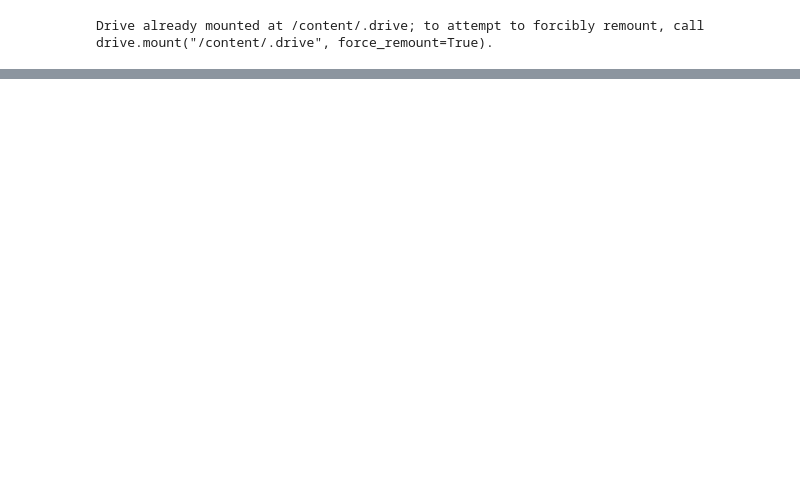
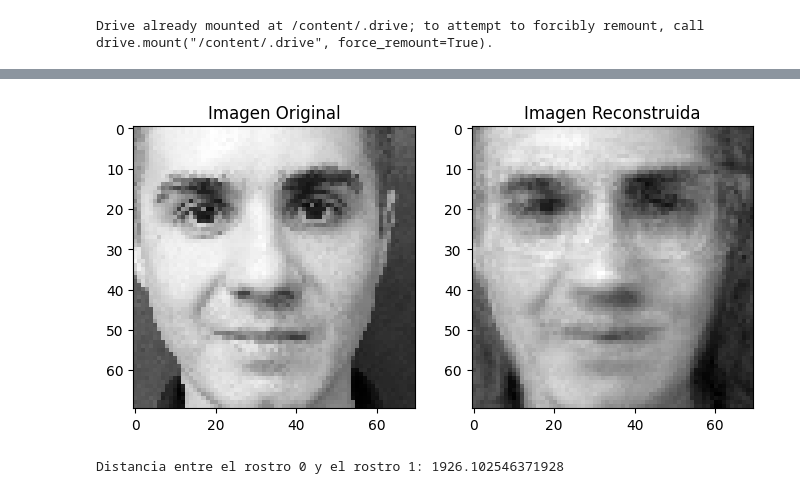
Before and after one commit to gcalanch/DMA-Caras, a Jupyter notebook: EigenfacesMZ.ipynb, the cells around one changed output, grey strips where cells are left out. Saved outputs shown, nothing was run; the diff lists cells and outputs as text; code cells hidden in the pictures; blank space fills up the shorter version.

```diff
--- a/EigenfacesMZ.ipynb
+++ b/EigenfacesMZ.ipynb
@@ -151,0 +222,26 @@ X = np.reshape(imagenes_escaladas, (m, d))
+# %%
+from sklearn.decomposition import PCA
+
+pca = PCA(n_components=5)
+pca.fit(X)
+componentes_principales = pca.transform(X)
+# %%
+imagenes_reconstruidas = pca.inverse_transform(componentes_principales)
+# %%
+imagenes_reconstruidas = imagenes_reconstruidas.reshape((len(imagenes_escaladas), tamaños_comunes[0][0], tamaños_comunes[0][1]))
+# %%
+import matplotlib.pyplot as plt
+
+# Mostrar una imagen original y su reconstrucción
+plt.figure(figsize=(8, 4))
+plt.subplot(1, 2, 1)
+plt.imshow(imagenes_escaladas[0], cmap='gray')
+plt.title("Imagen Original")
+
+plt.subplot(1, 2, 2)
+plt.imshow(imagenes_reconstruidas[0], cmap='gray')
+plt.title("Imagen Reconstruida")
+
+plt.show()
+# %% [output]
+[figure, added]
@@ -151,0 +250,7 @@ X = np.reshape(imagenes_escaladas, (m, d))
+# %%
+# Ejemplo de cálculo de distancia entre el rostro  y el rostro 1
+distancia = euclidean(componentes_principales[0], componentes_principales[1])
+
+print(f"Distancia entre el rostro 0 y el rostro 1: {distancia}")
+# %% [output]
+Distancia entre el rostro 0 y el rostro 1: 1926.102546371928
```
Also changed, not shown: parts of 18 cells of this notebook.
